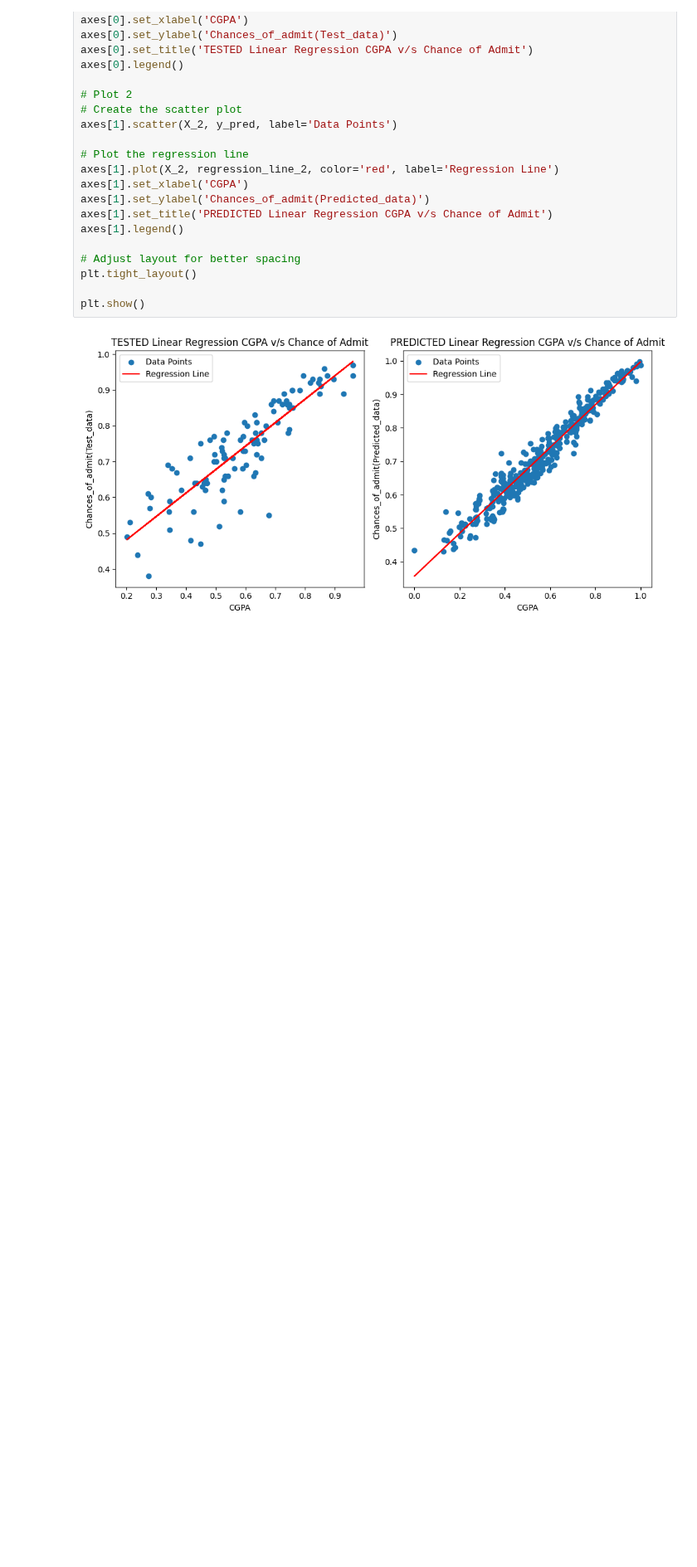
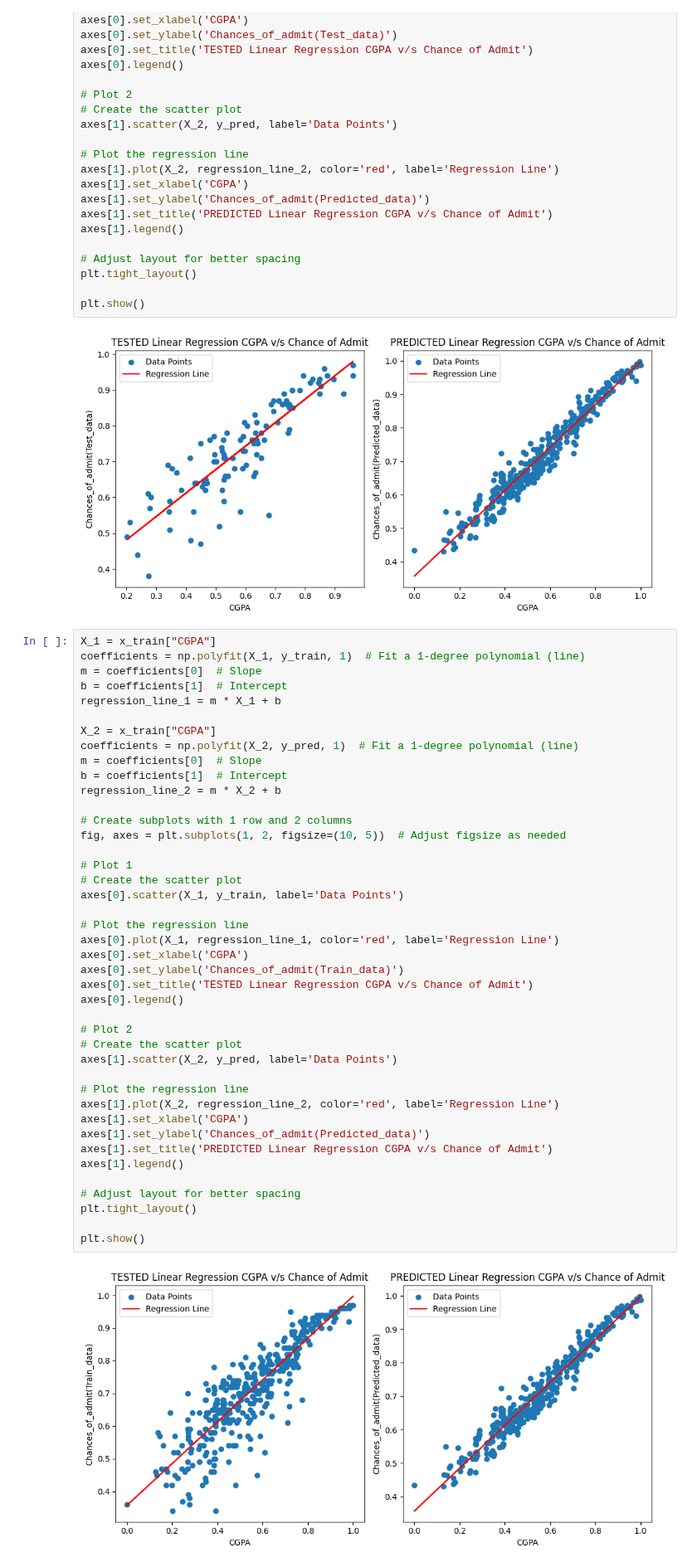
Before and after one commit to akshayabhale1406/SCLR_Jamboree_Education_Linear_Regression, a Jupyter notebook: Jamboree_Education_Linear_Regression.ipynb, the cells around one changed output. Shown at 83% size. Cells and saved outputs as stored; diff of their text form; blank space fills up the shorter version.

```diff
--- a/Jamboree_Education_Linear_Regression.ipynb
+++ b/Jamboree_Education_Linear_Regression.ipynb
@@ -566,3 +566,47 @@ plt.tight_layout()
 plt.show()
 # %% [output]
 [figure]
+# %%
+X_1 = x_train["CGPA"]
+coefficients = np.polyfit(X_1, y_train, 1)  # Fit a 1-degree polynomial (line)
+m = coefficients[0]  # Slope
+b = coefficients[1]  # Intercept
+regression_line_1 = m * X_1 + b
+
+X_2 = x_train["CGPA"]
+coefficients = np.polyfit(X_2, y_pred, 1)  # Fit a 1-degree polynomial (line)
+m = coefficients[0]  # Slope
+b = coefficients[1]  # Intercept
+regression_line_2 = m * X_2 + b
+
+# Create subplots with 1 row and 2 columns
+fig, axes = plt.subplots(1, 2, figsize=(10, 5))  # Adjust figsize as needed
+
+# Plot 1
+# Create the scatter plot
+axes[0].scatter(X_1, y_train, label='Data Points')
+
+# Plot the regression line
+axes[0].plot(X_1, regression_line_1, color='red', label='Regression Line')
+axes[0].set_xlabel('CGPA')
+axes[0].set_ylabel('Chances_of_admit(Train_data)')
+axes[0].set_title('TESTED Linear Regression CGPA v/s Chance of Admit')
+axes[0].legend()
+
+# Plot 2
+# Create the scatter plot
+axes[1].scatter(X_2, y_pred, label='Data Points')
+
+# Plot the regression line
+axes[1].plot(X_2, regression_line_2, color='red', label='Regression Line')
+axes[1].set_xlabel('CGPA')
+axes[1].set_ylabel('Chances_of_admit(Predicted_data)')
+axes[1].set_title('PREDICTED Linear Regression CGPA v/s Chance of Admit')
+axes[1].legend()
+
+# Adjust layout for better spacing
+plt.tight_layout()
+
+plt.show()
+# %% [output]
+[figure, added]
```
Also changed, not shown: parts of 2 cells of this notebook.
